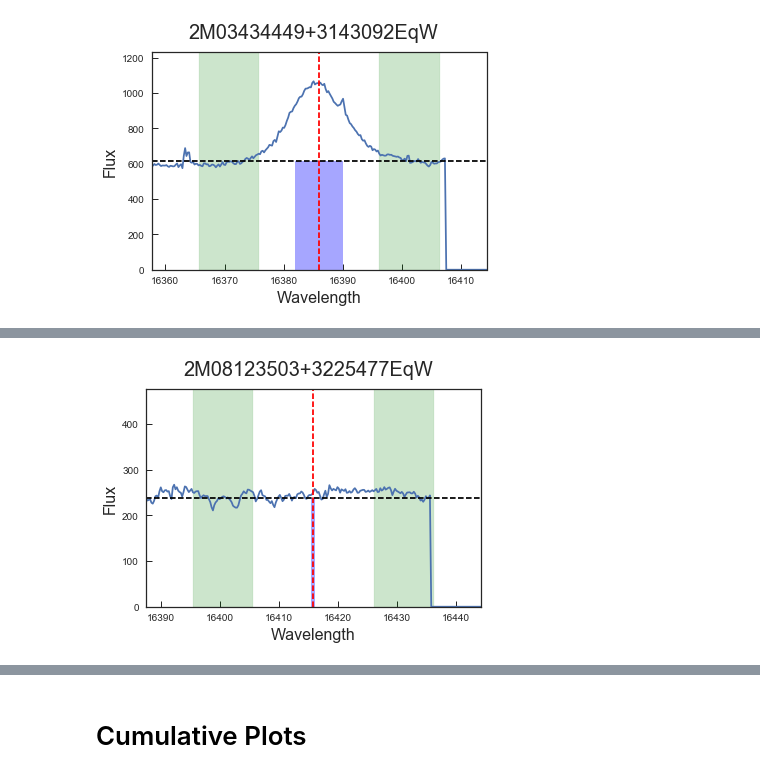
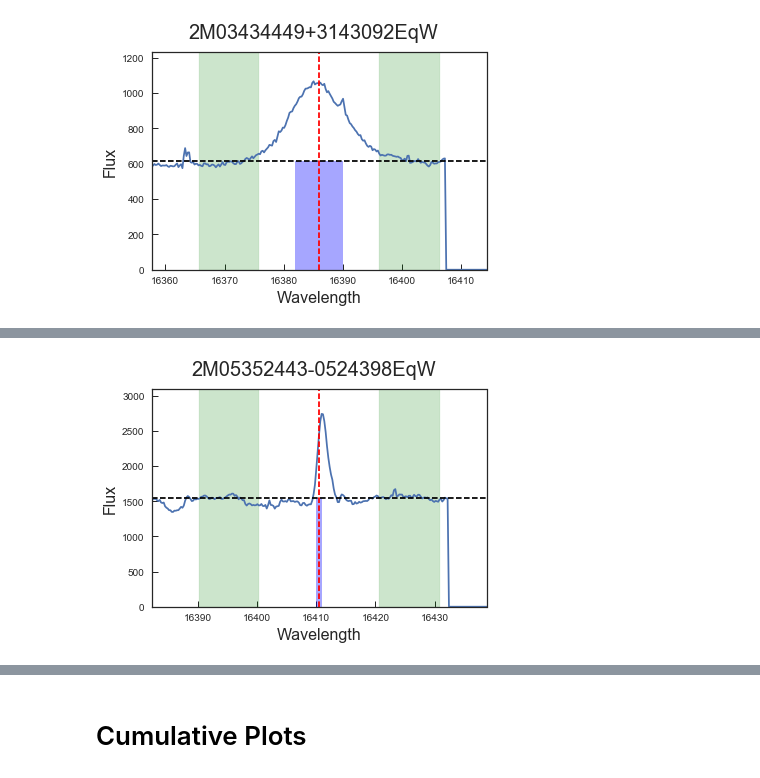
Before and after one commit to ballanr/T-Tauri, a Jupyter notebook: Plots.ipynb, the cells around one changed output, grey strips where cells are left out. Drawn from its saved outputs; the diff is of its cells as text; code cells hidden in the pictures.

```diff
--- a/Plots.ipynb
+++ b/Plots.ipynb
@@ -373,10 +334,16 @@ Br11_EqW_Plot(4489,'2M11525027+1828097') #SNR = 251, Eqw = 0
 # %%
 def Br12_EqW_Plot(loc_id, two_massid):
     spec_header = apread.apStar(loc_id, two_massid,ext=0,header=True)
-    spec1 = apread.apStar(loc_id, two_massid,ext=1,header=False)[2]
+
+    nvisits = spec_header[1]['NVISITS']
 
     #calculate the emission line in a vacuum
     vhelio = spec_header[1]['VHELIO']
+
+    if nvisits == 1:
+        spec1 = apread.apStar(loc_id, two_massid,ext=1,header=False)
+    else:
+        spec1 = apread.apStar(loc_id, two_massid,ext=1,header=False)[2]
 
     c = 299792
     rydberg = 1.0973731568539*(10**7)
@@ -439,7 +406,7 @@ def Br12_EqW_Plot(loc_id, two_massid):
     #            arrowprops=dict(arrowstyle="->",
     #                            connectionstyle="angle3",facecolor='black'),)
 
-    plt.savefig('Br12 Test.pdf',dpi=300)
+    #plt.savefig('Br12 Test.pdf',dpi=300)
     #plt.savefig('Br12'+str(loc_id)+two_massid+'.pdf',dpi=300)
 # %%
 Br12_EqW_Plot(4586,'2M03434449+3143092')
@@ -452,7 +415,7 @@ Br12_EqW_Plot(4437,'2M15043302+2056136')
-# %%
-Br12_EqW_Plot(4103,'2M08123503+3225477')
-# %% [output]
-[figure, removed]
+# %%
+Br12_EqW_Plot(4611,'2M05352443-0524398') #SNR = 143, Eqw = 2.5
+# %% [output]
+[figure, added]
 # %%
 def Br11_calc():
     spec_header = apread.apStar(4586,'2M03434449+3143092',ext=0,header=True)
```
Also changed, not shown: parts of 28 cells of this notebook, 1 other file.
